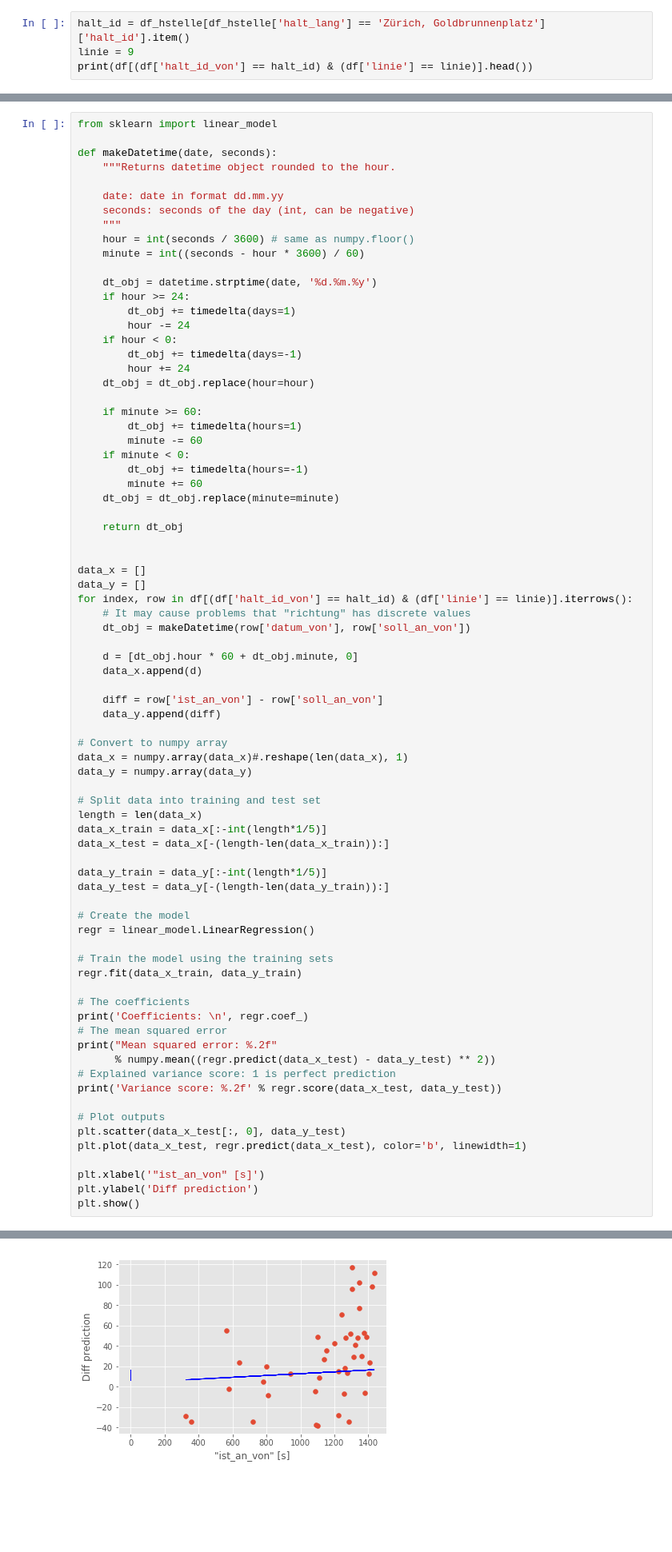
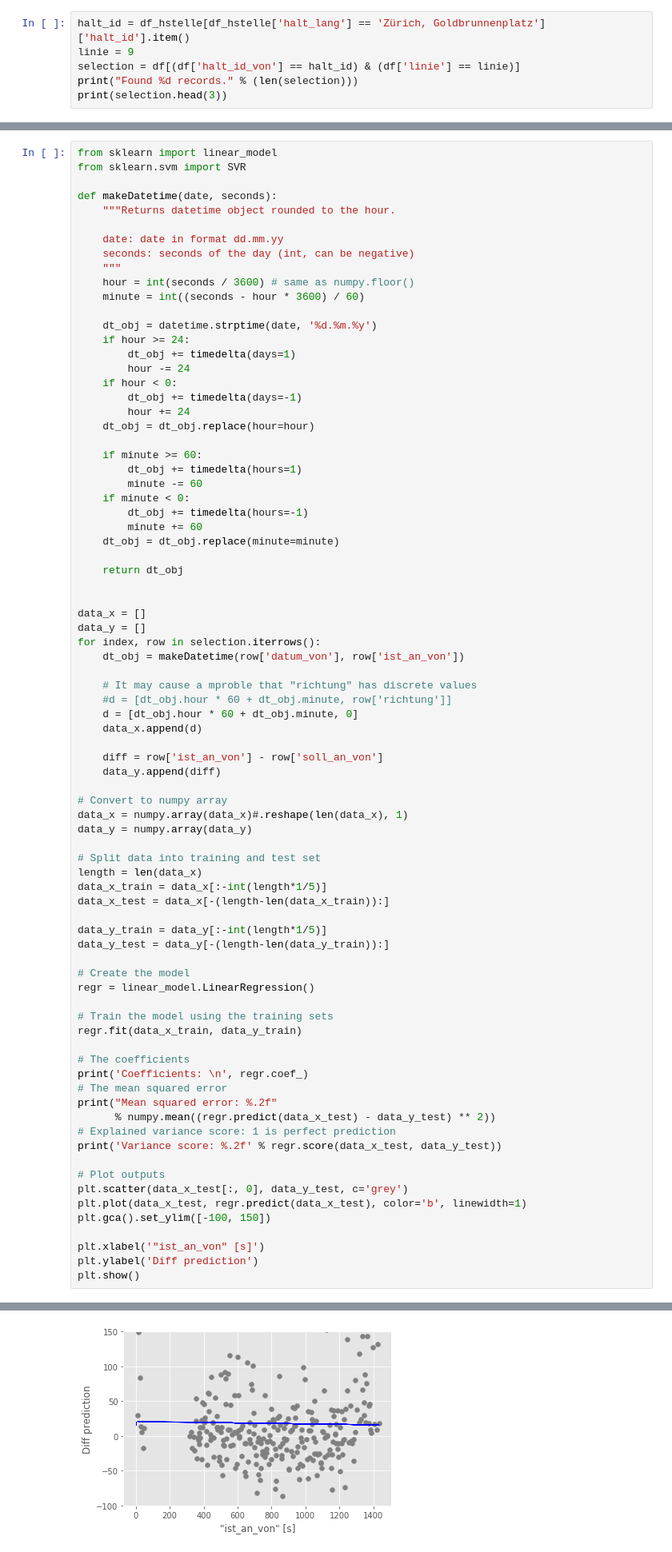
Before and after one commit to fdelia/VBZ-Fahrzeiten, a Jupyter notebook: VBZ Fahrzeiten Prediction.ipynb, the cells around one changed output, grey strips where cells are left out. Shown: that part at 80% size. Cells and saved outputs as stored; diff of their text form; blank space fills up the shorter version.

Commit message:
time series plot

```diff
--- a/VBZ Fahrzeiten Prediction.ipynb
+++ b/VBZ Fahrzeiten Prediction.ipynb
@@ -32,5 +32,7 @@ Let's get the row of the station and line.
 # %%
 halt_id = df_hstelle[df_hstelle['halt_lang'] == 'Zürich, Goldbrunnenplatz']['halt_id'].item()
 linie = 9
-print(df[(df['halt_id_von'] == halt_id) & (df['linie'] == linie)].head())
+selection = df[(df['halt_id_von'] == halt_id) & (df['linie'] == linie)]
+print("Found %d records." % (len(selection)))
+print(selection.head(3))
 # %% [output]
@@ -62,6 +64,7 @@ Before we predict, let's explore the data a little bit.
 3. Then drop the insignificant variables from the model and rerun it. Let's see what r^2 we get.
 # %%
 from sklearn import linear_model
+from sklearn.svm import SVR
 
 def makeDatetime(date, seconds):
     """Returns datetime object rounded to the hour.
@@ -94,10 +97,11 @@ def makeDatetime(date, seconds):
 
 data_x = []
 data_y = []
-for index, row in df[(df['halt_id_von'] == halt_id) & (df['linie'] == linie)].iterrows():
-    # It may cause problems that "richtung" has discrete values
-    dt_obj = makeDatetime(row['datum_von'], row['soll_an_von'])
+for index, row in selection.iterrows():
+    dt_obj = makeDatetime(row['datum_von'], row['ist_an_von'])
 
+    # It may cause a mproble that "richtung" has discrete values
+    #d = [dt_obj.hour * 60 + dt_obj.minute, row['richtung']]
     d = [dt_obj.hour * 60 + dt_obj.minute, 0]
     data_x.append(d)
 
@@ -131,8 +135,9 @@ print("Mean squared error: %.2f"
 print('Variance score: %.2f' % regr.score(data_x_test, data_y_test))
 
 # Plot outputs
-plt.scatter(data_x_test[:, 0], data_y_test)
+plt.scatter(data_x_test[:, 0], data_y_test, c='grey')
 plt.plot(data_x_test, regr.predict(data_x_test), color='b', linewidth=1)
+plt.gca().set_ylim([-100, 150])
 
 plt.xlabel('"ist_an_von" [s]')
 plt.ylabel('Diff prediction')
@@ -145,4 +150,4 @@ Variance score: -0.04
-[figure, old version]
+[figure, new version]
 # %% [markdown]
 The model is not able to predict anything from the given data.
 
```
Also changed, not shown: parts of 7 cells of this notebook.
